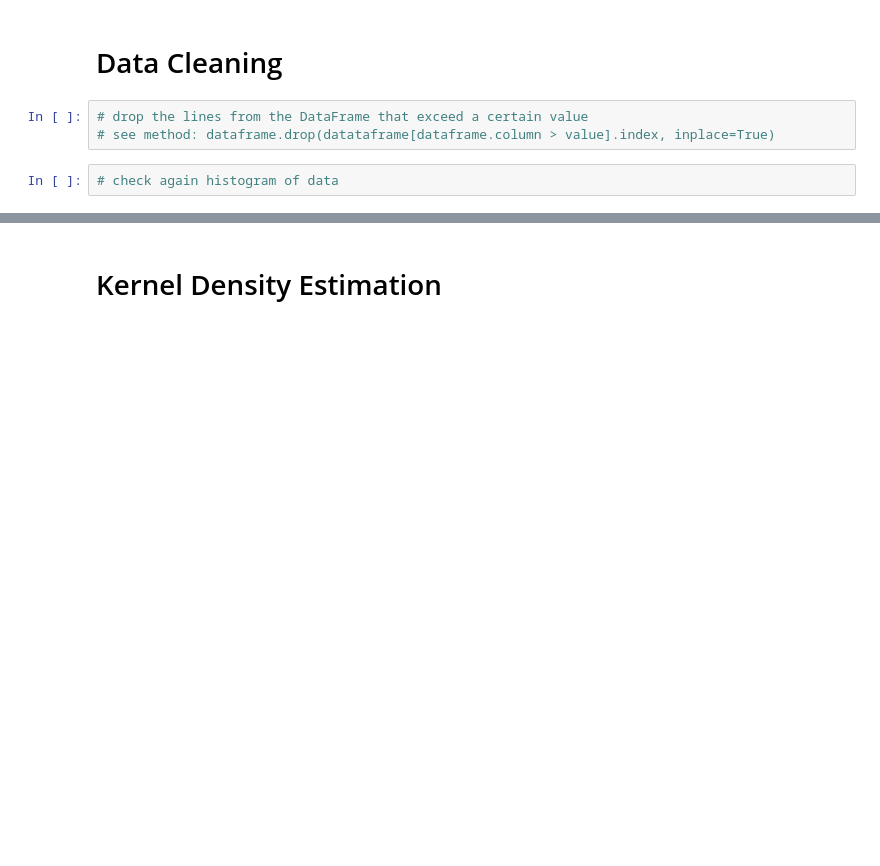
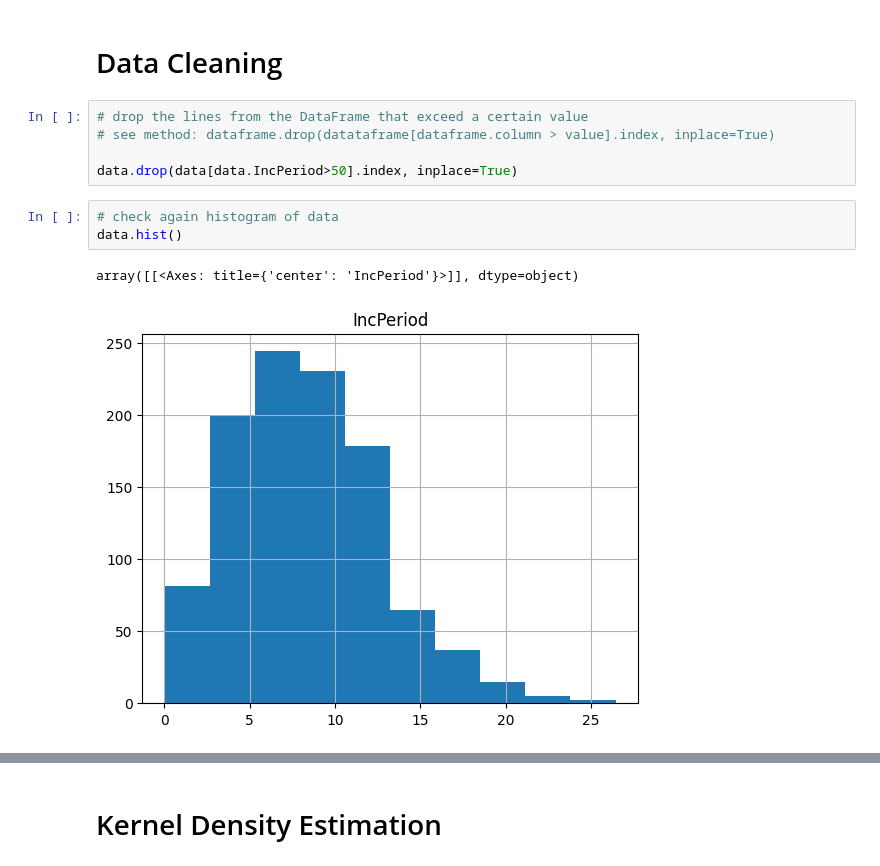
Before and after one commit to Jibbet/statmeth, a Jupyter notebook: code/ex2/IncubationTime-Skeleton.ipynb, the cells around one changed output, grey strips where cells are left out. Cells and saved outputs as stored; diff of their text form; blank space fills up the shorter version.

```diff
--- a/code/ex2/IncubationTime-Skeleton.ipynb
+++ b/code/ex2/IncubationTime-Skeleton.ipynb
@@ -28,8 +33,14 @@ data.head()
 # %%
 # drop the lines from the DataFrame that exceed a certain value
 # see method: dataframe.drop(datataframe[dataframe.column > value].index, inplace=True)
+
+data.drop(data[data.IncPeriod>50].index, inplace=True)
 # %%
 # check again histogram of data
+data.hist()
+# %% [output]
+array([[<Axes: title={'center': 'IncPeriod'}>]], dtype=object)
+[figure, added]
 # %%
 # print mean, median, std of sample
 # use again the pandas functions: dataframe.mean(), ...
```
Also changed, not shown: parts of 10 cells of this notebook.
